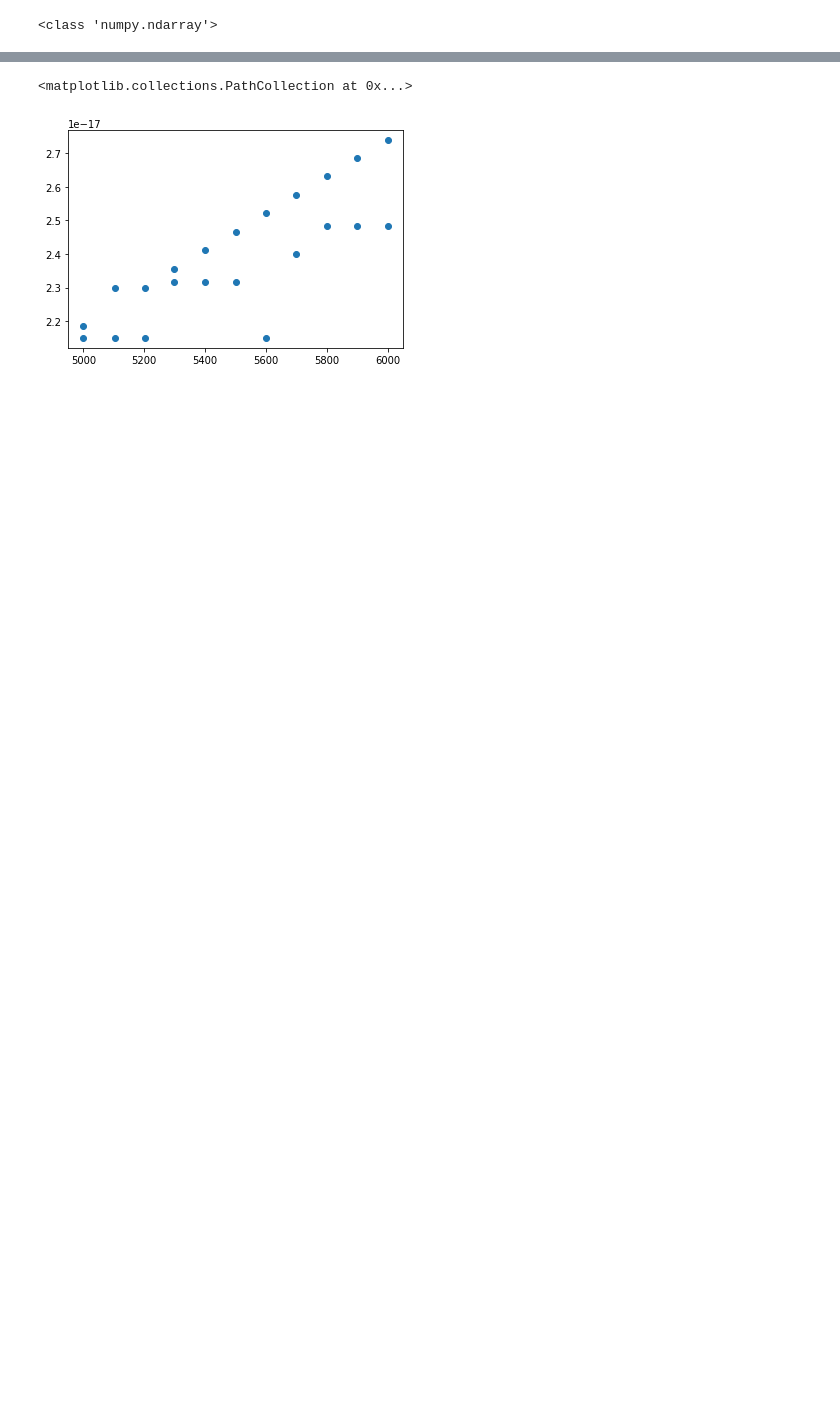
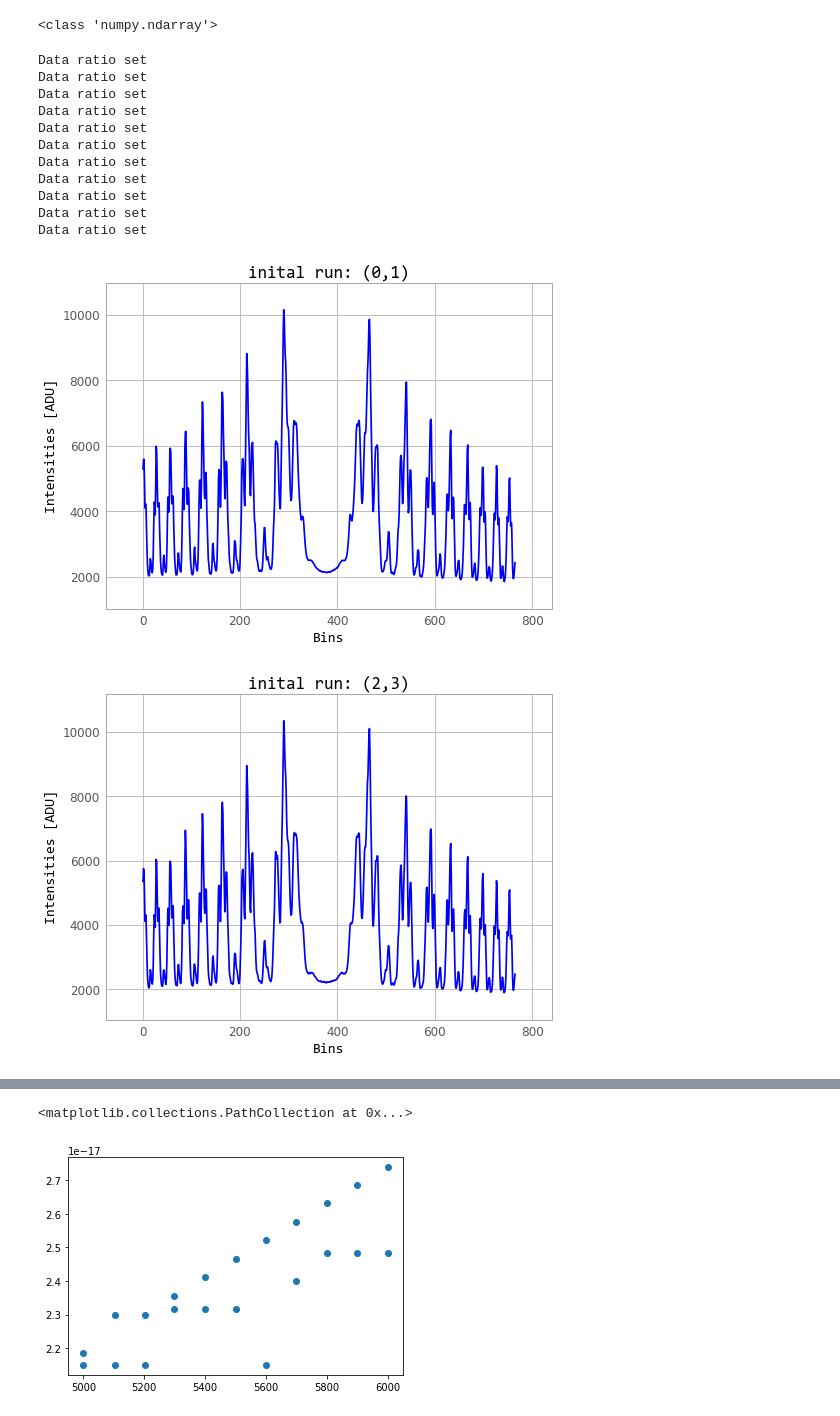
Before and after one commit to Drixitel/134-Lab-Spring-2023, a Jupyter notebook: Code/Zeeman/Data/90Run3.ipynb, the cells around one changed output, grey strips where cells are left out. Drawn from its saved outputs; the diff is of its cells as text; code cells hidden in the pictures; blank space fills up the shorter version.

```diff
--- a/Code/Zeeman/Data/90Run3.ipynb
+++ b/Code/Zeeman/Data/90Run3.ipynb
@@ -30,4 +30,18 @@ print(type(xy2))
 # %%
 # # STEP 2: Check all graphs
 
-# hf.MakeManyPlots(xy2)
+hf.MakeManyPlots(xy2)
+# %% [output]
+Data ratio set
+Data ratio set
+Data ratio set
+Data ratio set
+Data ratio set
+Data ratio set
+Data ratio set
+Data ratio set
+Data ratio set
+Data ratio set
+Data ratio set
+[figure, added]
+[figure, added]
```
Also changed, not shown: parts of 4 cells of this notebook, 1 other file.
